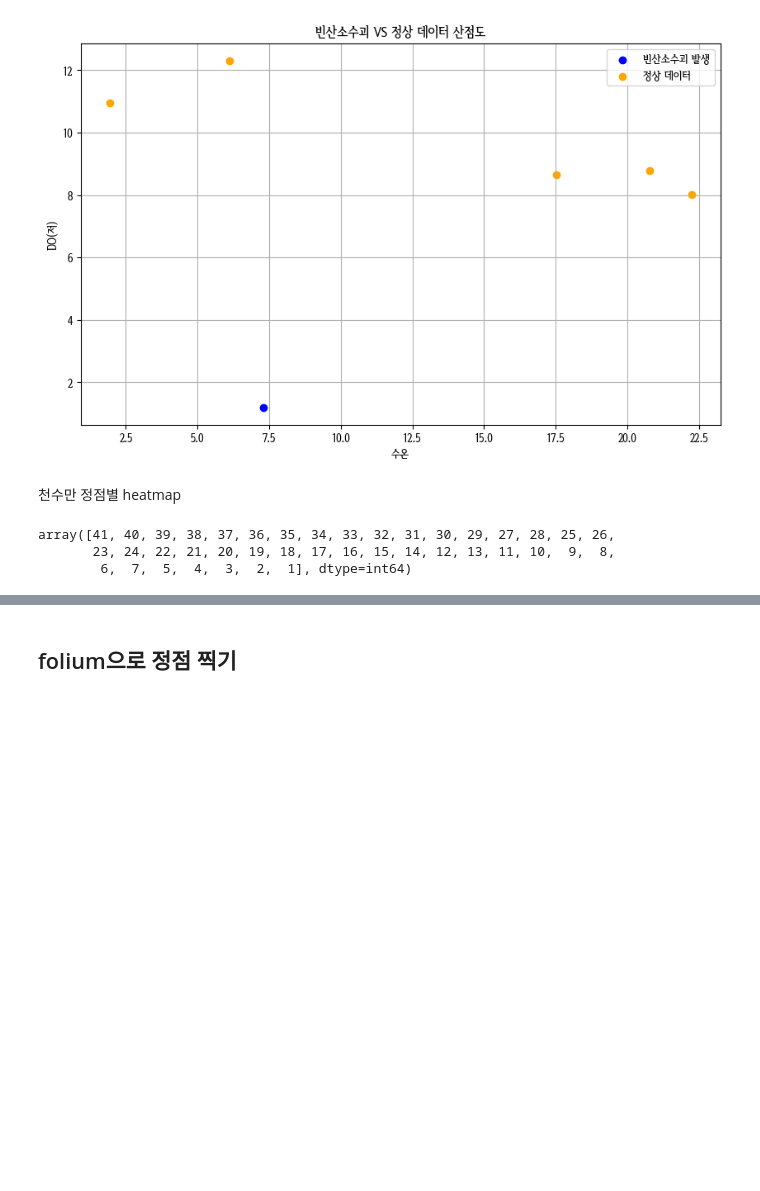
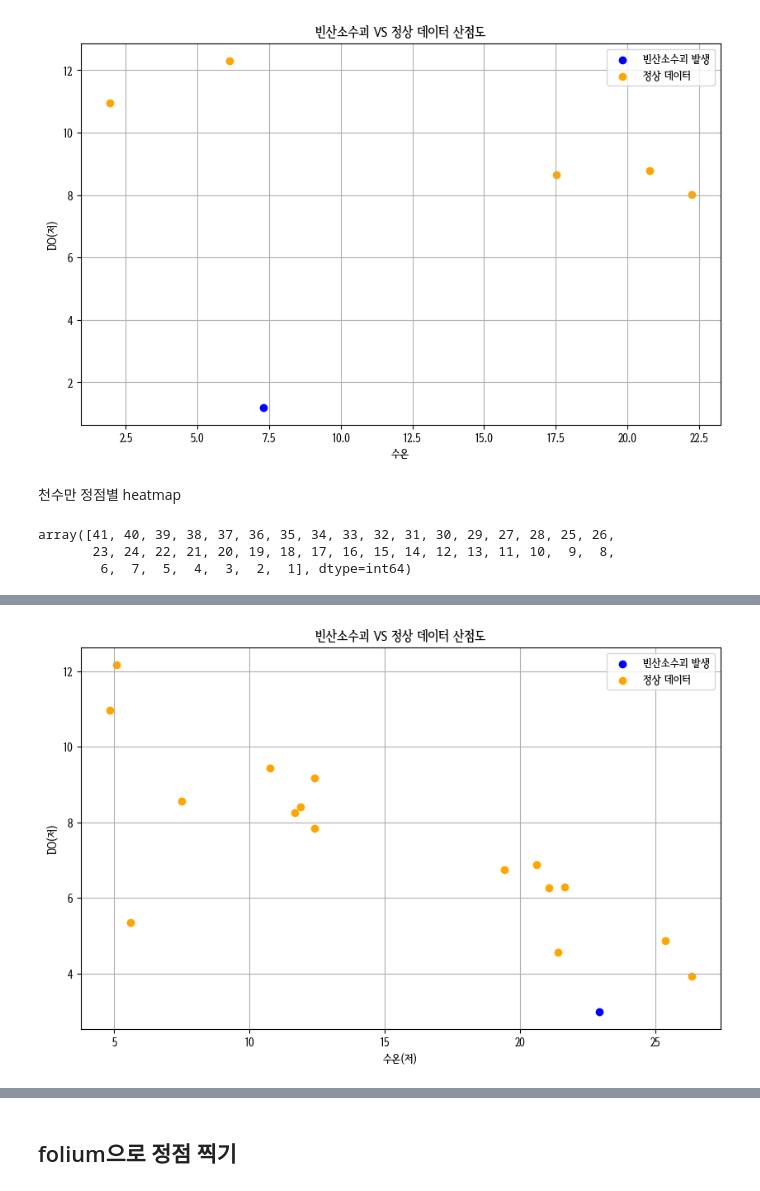
Before and after one commit to Hanhojjung/---_-----, a Jupyter notebook: knn(저)결측값제거.ipynb, the cells around one changed output, grey strips where cells are left out. Drawn from its saved outputs; the diff is of its cells as text; code cells hidden in the pictures; blank space fills up the shorter version.

```diff
--- a/knn(저)결측값제거.ipynb
+++ b/knn(저)결측값제거.ipynb
@@ -380,0 +387,2 @@ array([41, 40, 39, 38, 37, 36, 35, 34, 33, 32, 31, 30, 29, 27, 28, 25, 26,
+# %%
+df가막만29 = df가막만[df가막만['정점2']==29]
@@ -380,0 +393,2 @@ array([41, 40, 39, 38, 37, 36, 35, 34, 33, 32, 31, 30, 29, 27, 28, 25, 26,
+# %%
+df가막만29유 = df가막만29[df가막만29['DO(저)']<=3]
@@ -380,0 +399,2 @@ array([41, 40, 39, 38, 37, 36, 35, 34, 33, 32, 31, 30, 29, 27, 28, 25, 26,
+# %%
+df가막만29무 = df가막만29[df가막만29['DO(저)']>3]
@@ -380,0 +435,12 @@ array([41, 40, 39, 38, 37, 36, 35, 34, 33, 32, 31, 30, 29, 27, 28, 25, 26,
+# %%
+plt.figure(figsize=(10, 6))
+plt.scatter(df가막만29유['수온(저)'], df가막만29유['DO(저)'], color='blue', label='빈산소수괴 발생')
+plt.scatter(df가막만29무['수온(저)'], df가막만29무['DO(저)'], color='orange', label='정상 데이터')
+plt.xlabel('수온(저)')
+plt.ylabel('DO(저)')
+plt.title('빈산소수괴 VS 정상 데이터 산점도')
+plt.legend()
+plt.grid(True)
+plt.show()
+# %% [output]
+[figure, added]
```
Also changed, not shown: parts of 17 cells of this notebook.
